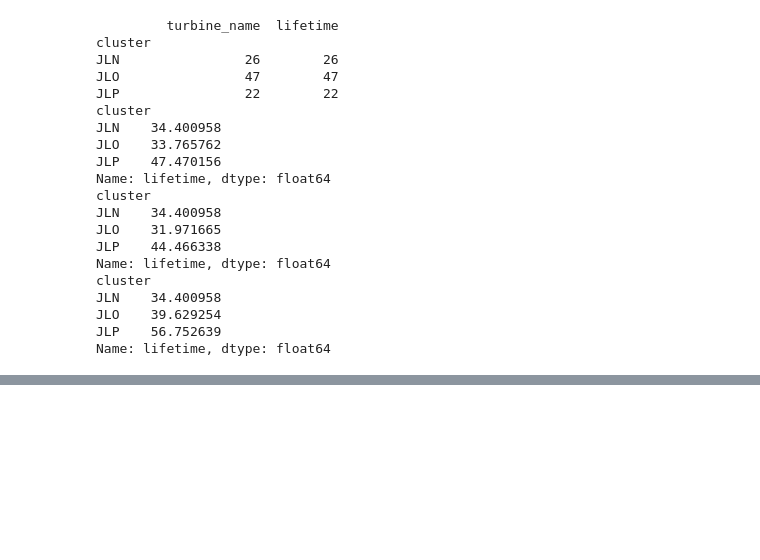
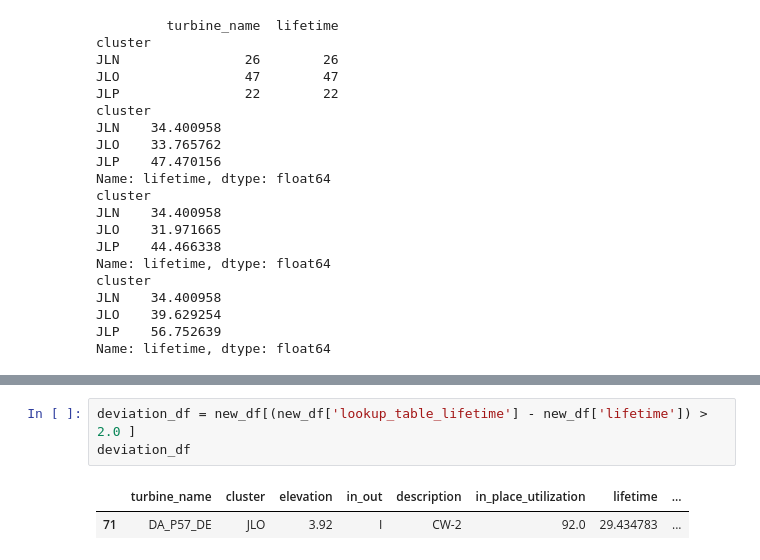
Before and after one commit to equinor/fatigue-calculations, a Jupyter notebook: baseline_methods/DBA_lifetime_summary.ipynb, the cells around one changed output, grey strips where cells are left out. Saved outputs shown, nothing was run; the diff lists cells and outputs as text; blank space fills up the shorter version.

```diff
--- a/baseline_methods/DBA_lifetime_summary.ipynb
+++ b/baseline_methods/DBA_lifetime_summary.ipynb
@@ -91,0 +131,6 @@ f3.show()
+# %%
+deviation_df = new_df[(new_df['lookup_table_lifetime'] - new_df['lifetime']) > 2.0 ]
+deviation_df
+# %% [output]
+|  | turbine_name | cluster | elevation | in_out | description | in_place_utilization | lifetime | ... |
+| 71 | DA_P57_DE | JLO | 3.92 | I | CW-2 | 92.0 | 29.434783 | ... |
```
Also changed, not shown: parts of 14 cells of this notebook.
